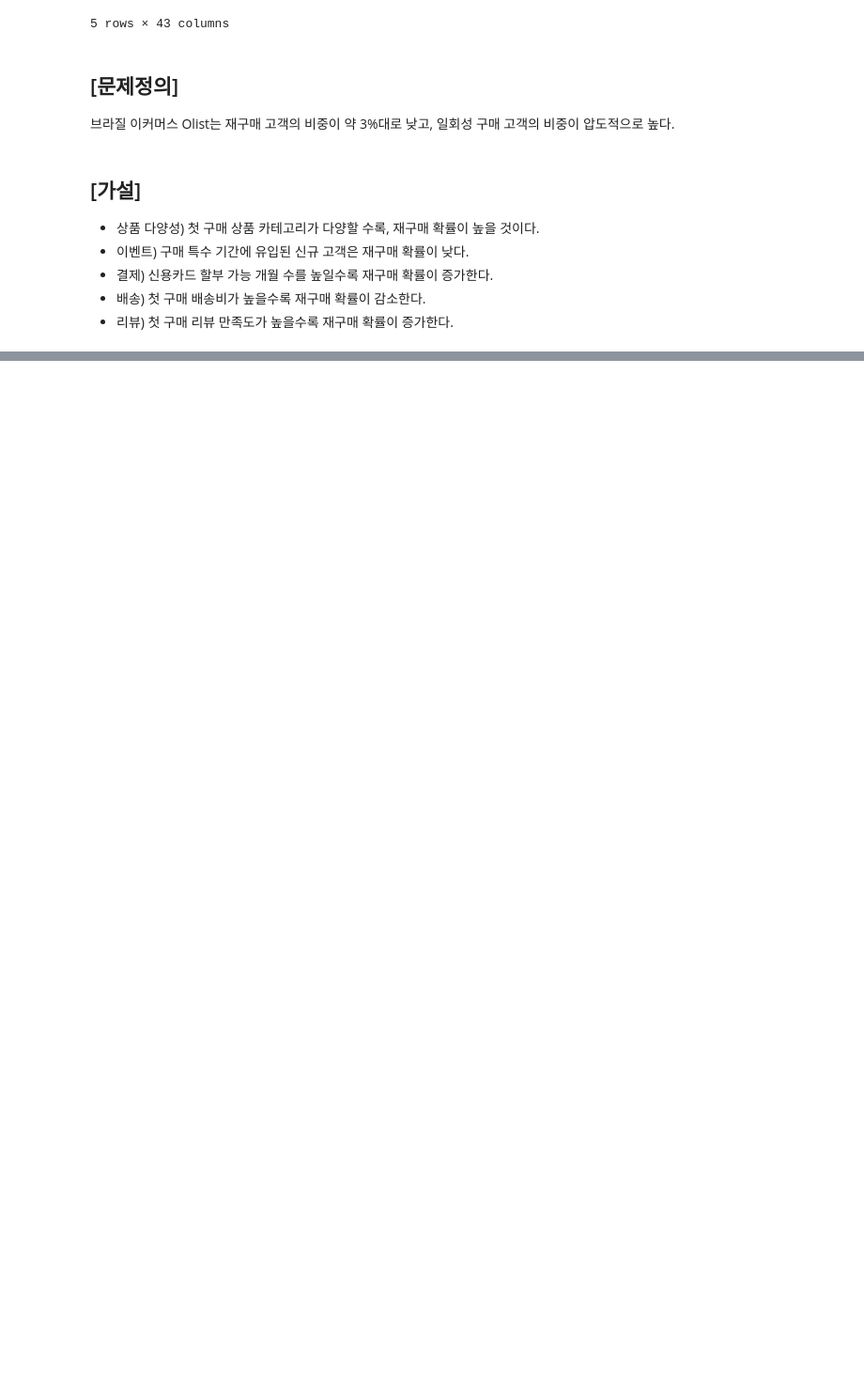
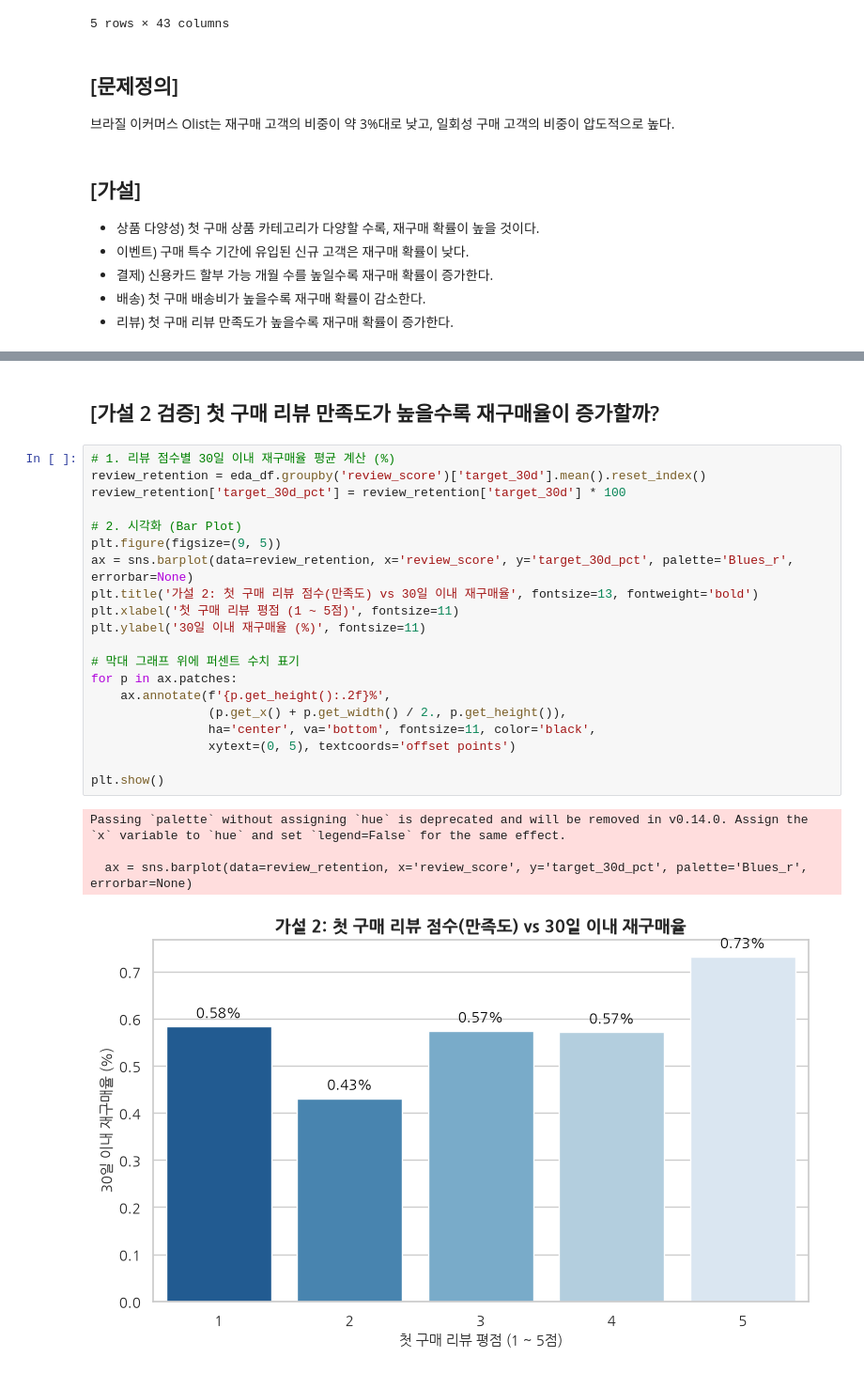
Before and after one commit to roh-git/Olist_DATA_ANALYSIS_PROJECT, a Jupyter notebook: Olist_Analysis.ipynb, the cells around one changed output, grey strips where cells are left out. Shown at 94% size. Saved outputs shown, nothing was run; the diff lists cells and outputs as text; blank space fills up the shorter version.

```diff
--- a/Olist_Analysis.ipynb
+++ b/Olist_Analysis.ipynb
@@ -260,0 +352,27 @@ olist_df.head()
+# %% [markdown]
+## [가설 2 검증] 첫 구매 리뷰 만족도가 높을수록 재구매율이 증가할까?
+# %%
+# 1. 리뷰 점수별 30일 이내 재구매율 평균 계산 (%)
+review_retention = eda_df.groupby('review_score')['target_30d'].mean().reset_index()
+review_retention['target_30d_pct'] = review_retention['target_30d'] * 100
+
+# 2. 시각화 (Bar Plot)
+plt.figure(figsize=(9, 5))
+ax = sns.barplot(data=review_retention, x='review_score', y='target_30d_pct', palette='Blues_r', errorbar=None)
+plt.title('가설 2: 첫 구매 리뷰 점수(만족도) vs 30일 이내 재구매율', fontsize=13, fontweight='bold')
+plt.xlabel('첫 구매 리뷰 평점 (1 ~ 5점)', fontsize=11)
+plt.ylabel('30일 이내 재구매율 (%)', fontsize=11)
+
+# 막대 그래프 위에 퍼센트 수치 표기
+for p in ax.patches:
+    ax.annotate(f'{p.get_height():.2f}%',
+                (p.get_x() + p.get_width() / 2., p.get_height()),
+                ha='center', va='bottom', fontsize=11, color='black',
+                xytext=(0, 5), textcoords='offset points')
+
+plt.show()
+# %% [output]
+Passing `palette` without assigning `hue` is deprecated and will be removed in v0.14.0. Assign the `x` variable to `hue` and set `legend=False` for the same effect.
+
+  ax = sns.barplot(data=review_retention, x='review_score', y='target_30d_pct', palette='Blues_r', errorbar=None)
+[figure, added]
```
Also changed, not shown: parts of 23 cells of this notebook.
